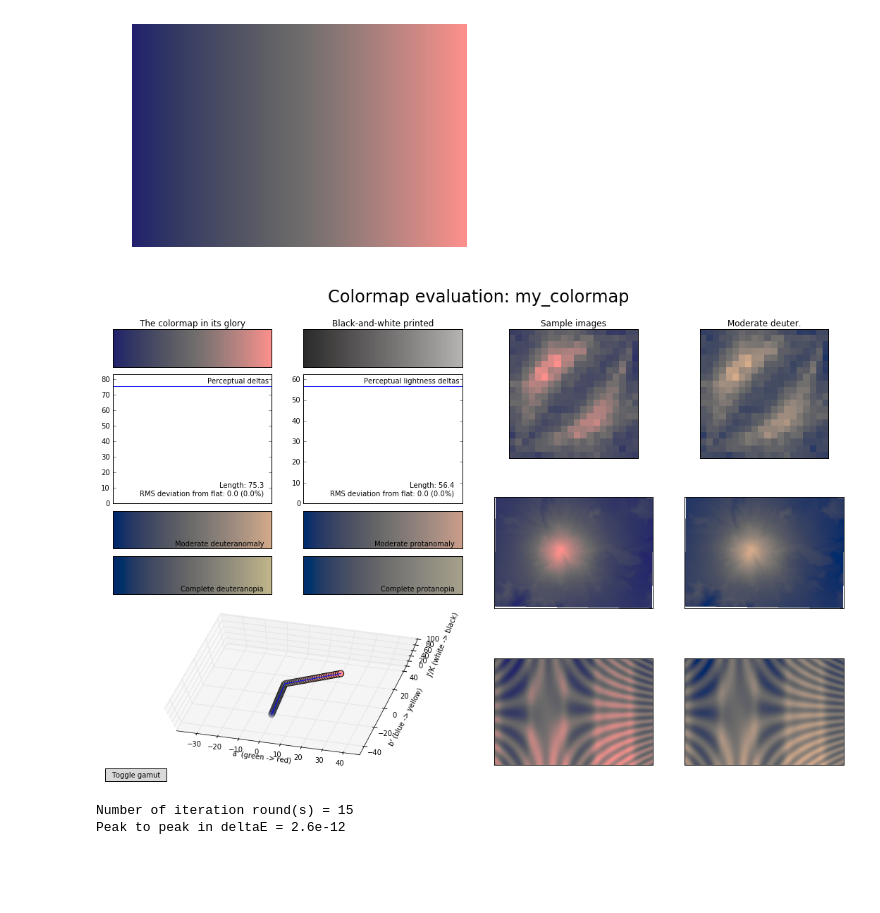
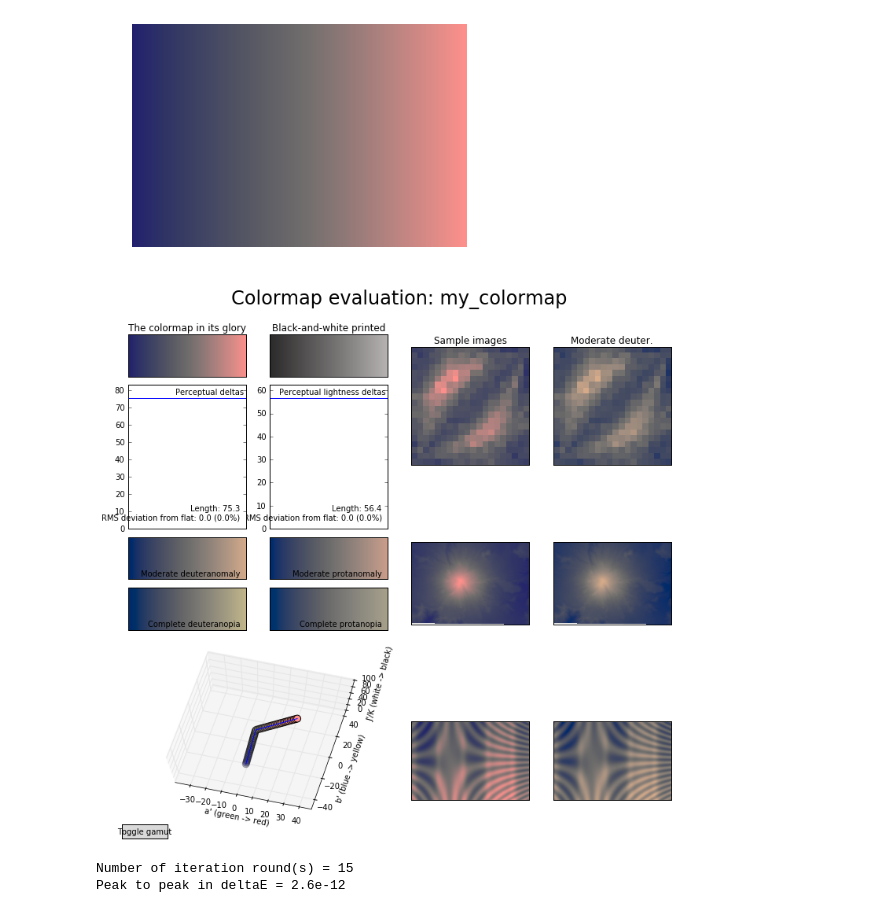
Before and after one commit to ahartikainen/Perceptual-cmaps, a Jupyter notebook: Divergent_monotonic_cmap.ipynb, the cells around one changed output. Cells and saved outputs as stored; diff of their text form; code cells hidden in the pictures; blank space fills up the shorter version.

```diff
--- a/Divergent_monotonic_cmap.ipynb
+++ b/Divergent_monotonic_cmap.ipynb
@@ -132,9 +132,9 @@ plt.gca().set_axis_off()
 # %%
 viscm.viscm(my_cmap)
 fig = plt.gcf()
-fig.set_size_inches(15, 10)
+fig.set_size_inches(10, 10)
 # %% [output]
-[figure, old version]
+[figure, new version]
 # %%
 # For equal deltaE specify r equal for both 'colors'
 
```
Also changed, not shown: parts of 1 cell of this notebook.
